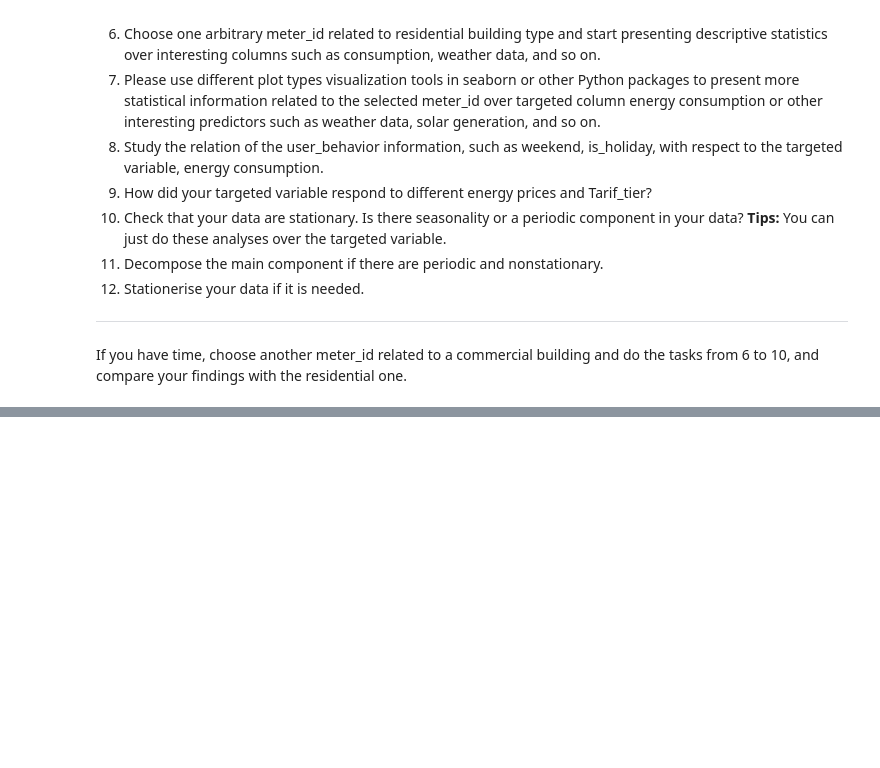
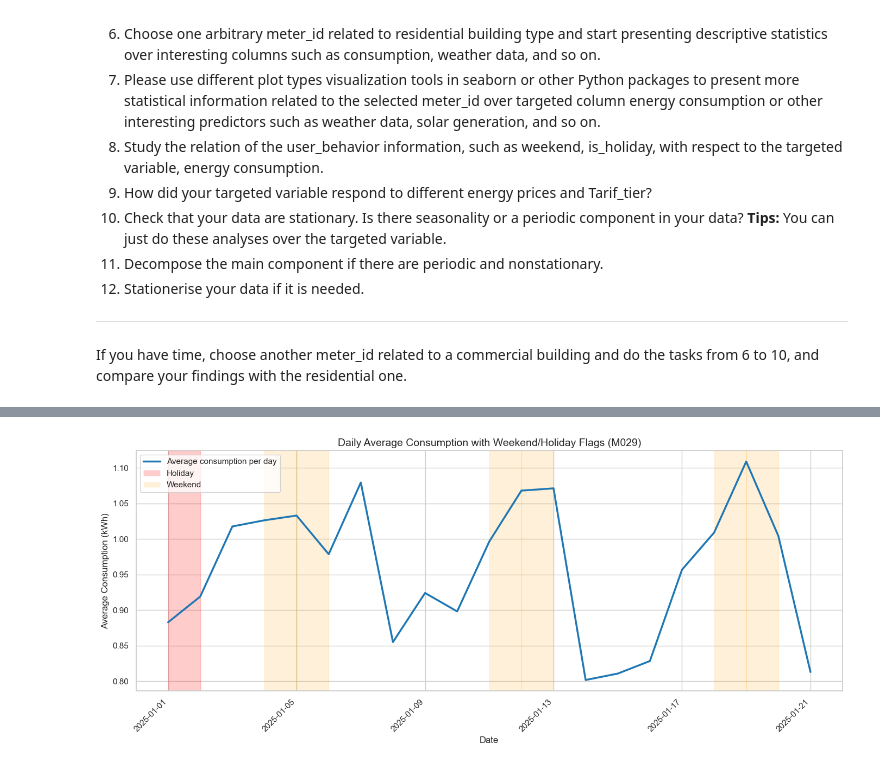
Before and after one commit to tersor/dat803, a Jupyter notebook: oppgave-02/Assigenment2.ipynb, the cells around one changed output, grey strips where cells are left out. Saved outputs shown, nothing was run; the diff lists cells and outputs as text; code cells hidden in the pictures; blank space fills up the shorter version.

```diff
--- a/oppgave-02/Assigenment2.ipynb
+++ b/oppgave-02/Assigenment2.ipynb
@@ -71,0 +166,19 @@ If you have time, choose another meter_id related to a commercial building and d
+# %%
+# 5) Generate one main dataset with the index of timeseries data and concatenated with the corresponding weather dataset.
+
+# Keep only weather fields needed in the final table
+weather_cols = ["meter_id", "date", "temp_c", "humidity_pct", "wind_ms", "precip_mm"]
+
+merged_dataset = (
+    df_main
+    .merge(
+        df_weather[weather_cols],
+        on=["meter_id", "date"],
+        how="left",
+        validate="many_to_one"  # each meter_id+date should map to one weather row
+    )
+    .sort_values(["meter_id", "date"])
+    .set_index(["date", "meter_id"])  # time-series-friendly index
+)
+
+merged_dataset.head()
@@ -71,0 +287,65 @@ If you have time, choose another meter_id related to a commercial building and d
+# %%
+# Daily average consumption + weekend/holiday markers for the selected meter
+daily_avg = (
+    selected_meter_df.assign(day=selected_meter_df["date"].dt.floor("D"))
+    .groupby("day", as_index=False)
+    .agg(
+        avg_consumption_kwh=("consumption_kwh", "mean"),
+        is_weekend=("is_weekend", "max"),
+        is_holiday=("is_holiday", "max"),
+    )
+    .sort_values("day")
+    .copy()
+)
+
+fig, ax = plt.subplots(figsize=(14, 6))
+
+# Add fill_between for holiday regions (red)
+for idx, row in daily_avg.iterrows():
+    if row["is_holiday"]:
+        ax.axvspan(
+            row["day"],
+            row["day"] + pd.Timedelta(days=1),
+            alpha=0.2,
+            color="red",
+        )
+
+# Add fill_between for weekend regions (orange)
+for idx, row in daily_avg.iterrows():
+    if row["is_weekend"]:
+        ax.axvspan(
+            row["day"],
+            row["day"] + pd.Timedelta(days=1),
+            alpha=0.15,
+            color="orange",
+        )
+
+# Add lineplot
+sns.lineplot(
+    data=daily_avg,
+    x="day",
+    y="avg_consumption_kwh",
+    color="tab:blue",
+    linewidth=2.5,
+    label="Average consumption per day",
+    ax=ax,
+)
+
+plt.title(f"Daily Average Consumption with Weekend/Holiday Flags ({selected_meter_id})", fontsize=14)
+plt.xlabel("Date", fontsize=12)
+plt.ylabel("Average Consumption (kWh)", fontsize=12)
+plt.xticks(rotation=45, ha="right")
+
+# Add custom legend for shading
+from matplotlib.patches import Patch
+handles, labels = ax.get_legend_handles_labels()
+handles.append(Patch(facecolor="red", alpha=0.2, label="Holiday"))
+handles.append(Patch(facecolor="orange", alpha=0.15, label="Weekend"))
+ax.legend(handles=handles, loc="upper left", frameon=True)
+
+plt.tight_layout()
+plt.show()
+
+daily_avg.head()
+# %% [output]
+[figure, added]
```
Also changed, not shown: parts of 9 cells of this notebook, 1 other file.
